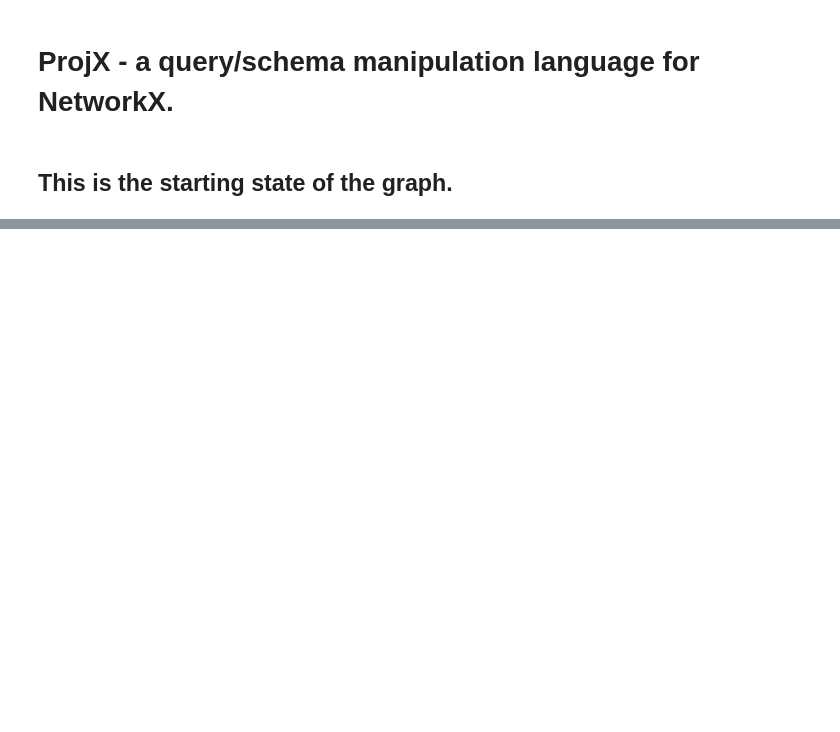
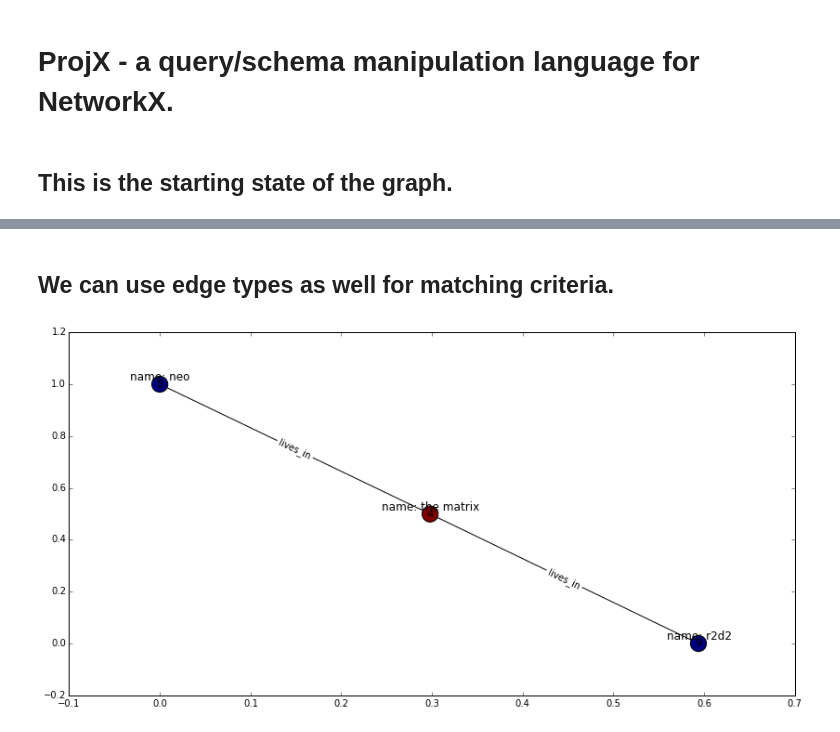
Before and after one commit to davebshow/projx, a Jupyter notebook: projx_demo.ipynb, the cells around one changed output, grey strips where cells are left out. Saved outputs shown, nothing was run; the diff lists cells and outputs as text; code cells hidden in the pictures; blank space fills up the shorter version.

```diff
--- a/projx_demo.ipynb
+++ b/projx_demo.ipynb
@@ -412,0 +127,9 @@ but it will soon.
+# %% [markdown]
+## We can use edge types as well for matching criteria.
+# %%
+proj = p.execute("""
+    MATCH (p1:Person)-[e:lives_in]-(i:Institution)
+""")
+px.draw_simple_graph(proj, edge_label_attr='type')
+# %% [output]
+[figure, added]
```
Also changed, not shown: parts of 17 cells of this notebook, 6 other files.
